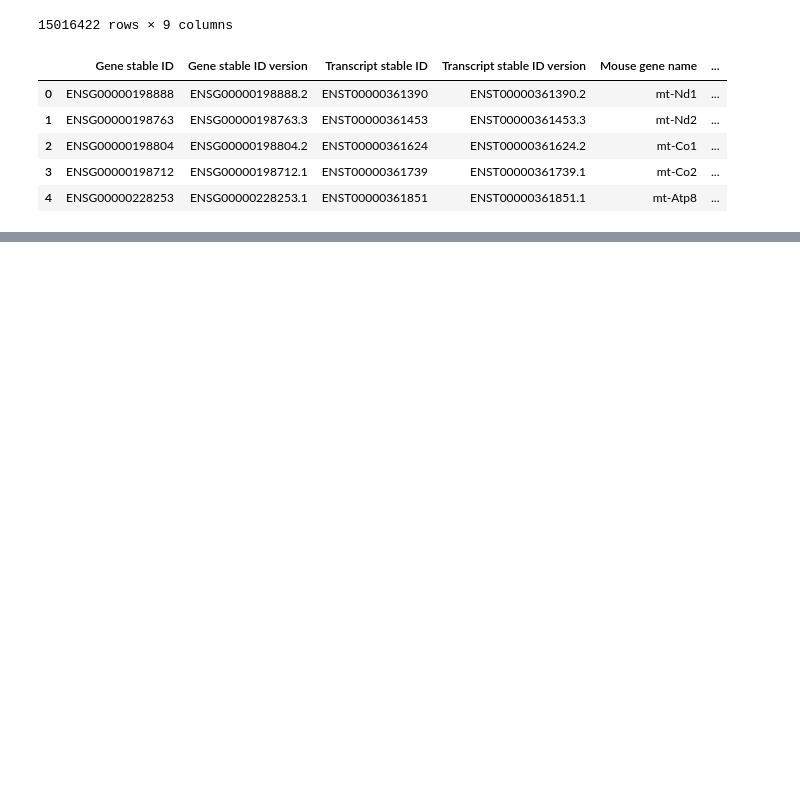
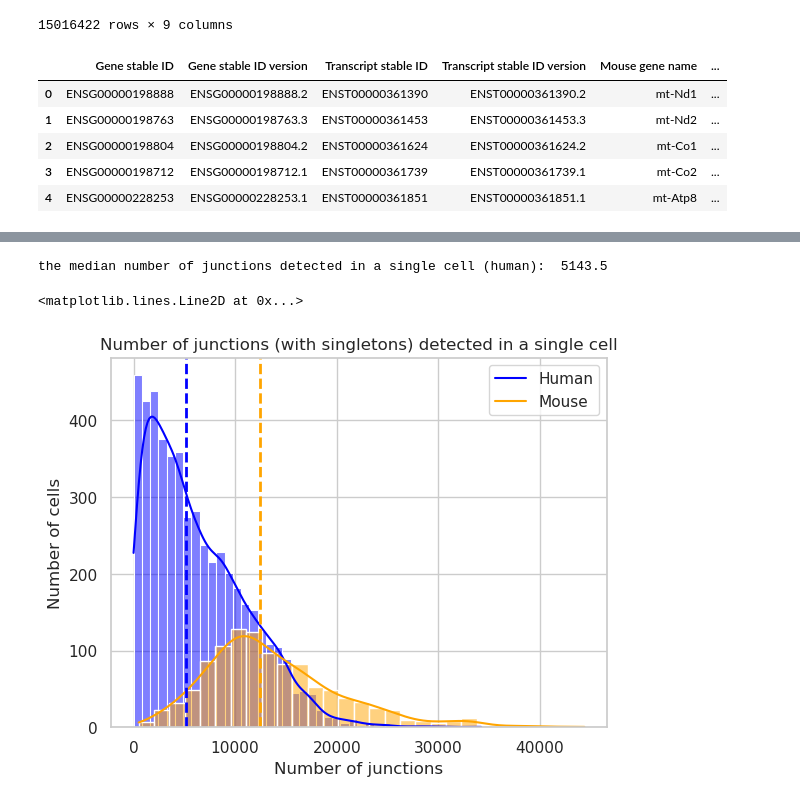
Before and after one commit to daklab/Leaflet-analysis, a Jupyter notebook: TM_vs_TS/muscle_comparison.ipynb, the cells around one changed output, grey strips where cells are left out. Drawn from its saved outputs; the diff is of its cells as text; code cells hidden in the pictures; blank space fills up the shorter version.

```diff
--- a/TM_vs_TS/muscle_comparison.ipynb
+++ b/TM_vs_TS/muscle_comparison.ipynb
@@ -165,6 +188,6 @@ orthos.head()
 | 4 | ENSG00000228253 | ENSG00000228253.1 | ENST00000361851 | ENST00000361851.1 | mt-Atp8 | ... |
 # %%
 # make a dataframe of human genes in simple_data_human
-human_genes = simple_data_human.gene_id.unique()
-human_genes
+simple_data_human["gene_id_clean"] = simple_data_human.gene_id.str.split('.').str[0]
+simple_data_human
 # %% [output]
@@ -179,0 +353,24 @@ NameError: name 'human_genes' is not defined
+# %%
+# How many junctions detected in a single cell
+num_juncs_cell = simple_data_human.groupby("cell_id_index").size().reset_index(name='num_juncs')
+num_juncs_cell_mouse = simple_data_mouse.groupby("cell_id_index").size().reset_index(name='num_juncs')
+print("the median number of junctions detected in a single cell (human): ", num_juncs_cell["num_juncs"].median())
+print("the median number of junctions detected in a single cell (human): ", num_juncs_cell_mouse["num_juncs"].median())
+
+# make a histogram of the number of junctions detected in a single cell
+sns.set_theme(style="whitegrid")
+sns.histplot(num_juncs_cell, x="num_juncs", kde=True, color="blue")
+# make curve for mouse also but make it a different color
+sns.histplot(num_juncs_cell_mouse, x="num_juncs", kde=True, color="orange")
+plt.title("Number of junctions (with singletons) detected in a single cell")
+plt.xlabel("Number of junctions")
+plt.ylabel("Number of cells")
+# add legend
+plt.legend(["Human", "Mouse"])
+# add median lines
+plt.axvline(num_juncs_cell["num_juncs"].median(), color='blue', linestyle='dashed', linewidth=2)
+plt.axvline(num_juncs_cell_mouse["num_juncs"].median(), color='orange', linestyle='dashed', linewidth=2)
+# %% [output]
+the median number of junctions detected in a single cell (human):  5143.5
+<matplotlib.lines.Line2D at 0x...>
+[figure, added]
```
Also changed, not shown: parts of 35 cells of this notebook, 1 other file.
